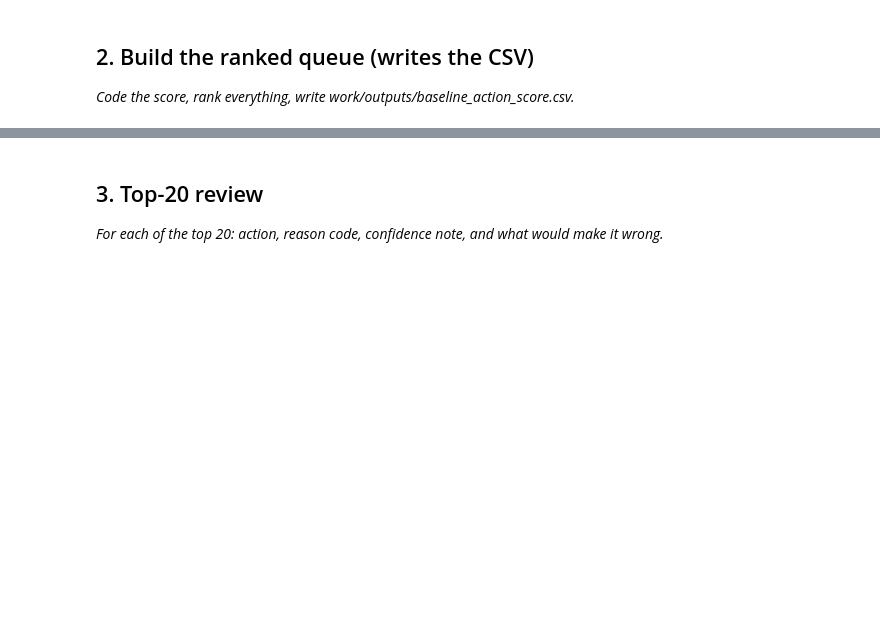
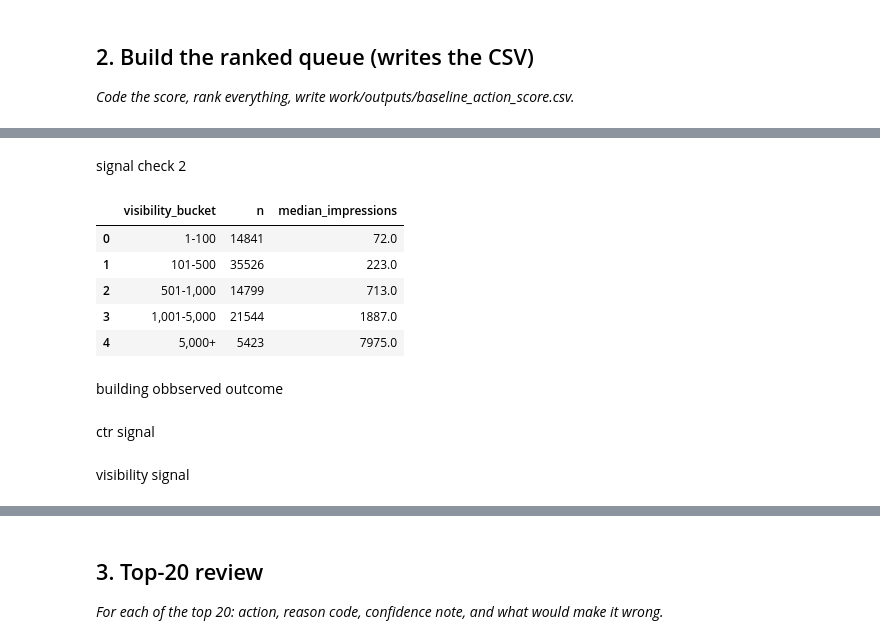
Before and after one commit to Jai-Kulkarni1905/Applied_Search_Intelligence, a Jupyter notebook: work/notebooks/w04_baseline_score.ipynb, the cells around one changed output, grey strips where cells are left out. Cells and saved outputs as stored; diff of their text form; code cells hidden in the pictures; blank space fills up the shorter version.

```diff
--- a/work/notebooks/w04_baseline_score.ipynb
+++ b/work/notebooks/w04_baseline_score.ipynb
@@ -19,0 +213,36 @@ This skeleton is yours to fill. Work the sections **in order** — each one has
+# %% [markdown]
+signal check 2
+# %%
+visibility_check = (
+    features[features["impressions"] > 50]
+    .assign(
+        visibility_bucket=lambda x: pd.cut(
+            x["impressions"],
+            bins=[0, 100, 500, 1000, 5000, np.inf],
+            labels=[
+                "1-100",
+                "101-500",
+                "501-1,000",
+                "1,001-5,000",
+                "5,000+"
+            ]
+        )
+    )
+    .groupby("visibility_bucket", observed=False)
+    .agg(
+        n=("content_hash_id", "size"),
+        median_impressions=("impressions", "median")
+    )
+    .reset_index()
+)
+
+display(visibility_check)
+# %% [output]
+|  | visibility_bucket | n | median_impressions |
+| 0 | 1-100 | 14841 | 72.0 |
+| 1 | 101-500 | 35526 | 223.0 |
+| 2 | 501-1,000 | 14799 | 713.0 |
+| 3 | 1,001-5,000 | 21544 | 1887.0 |
+| 4 | 5,000+ | 5423 | 7975.0 |
+# %% [markdown]
+building obbserved outcome
@@ -19,0 +278,2 @@ This skeleton is yours to fill. Work the sections **in order** — each one has
+# %% [markdown]
+ctr signal
@@ -19,0 +309,2 @@ This skeleton is yours to fill. Work the sections **in order** — each one has
+# %% [markdown]
+visibility signal
```
Also changed, not shown: parts of 27 cells of this notebook.
